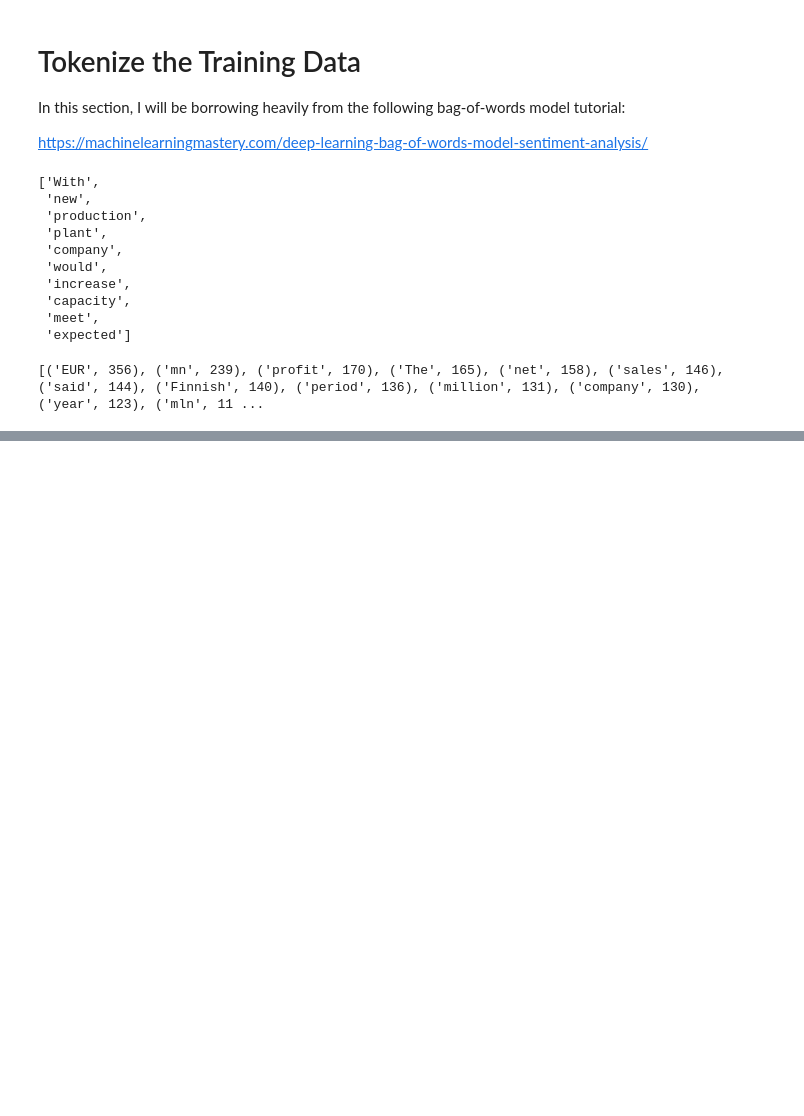
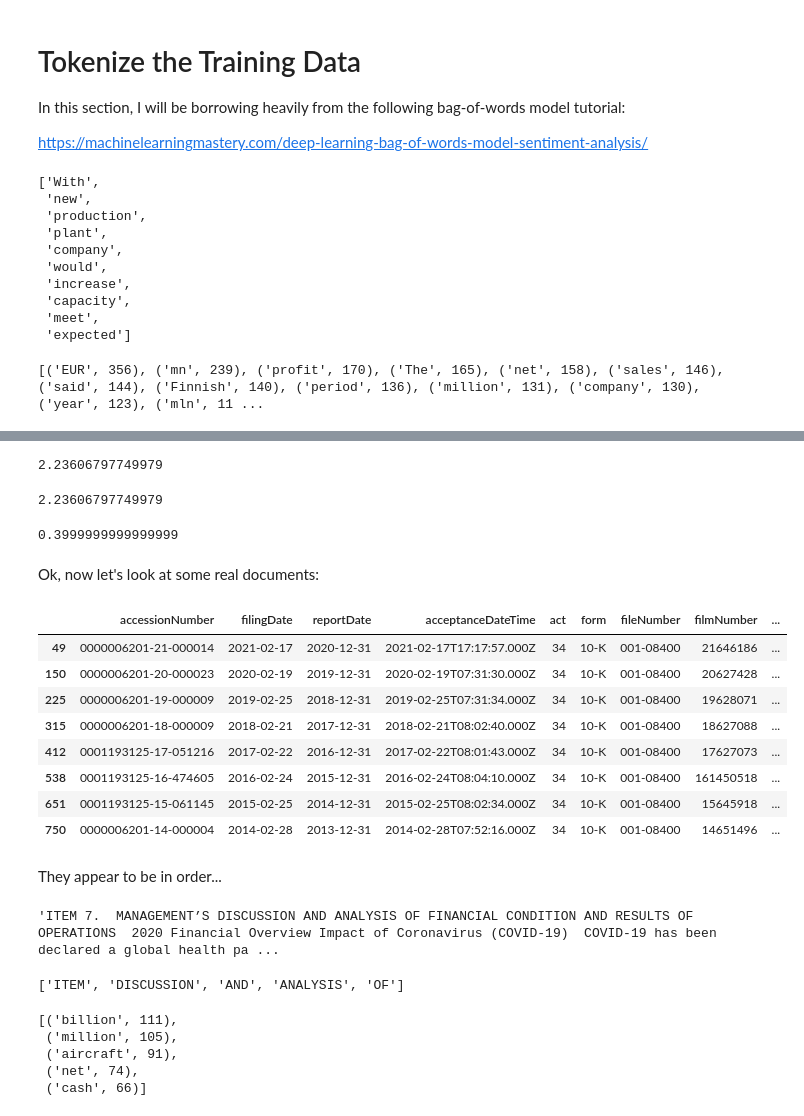
Before and after one commit to lkrenn/SP500_NLP_Project, a Jupyter notebook: Step2-Signal/1-BoW_Baseline.ipynb, the cells around one changed output, grey strips where cells are left out. Saved outputs shown, nothing was run; the diff lists cells and outputs as text; code cells hidden in the pictures; blank space fills up the shorter version.

```diff
--- a/Step2-Signal/1-BoW_Baseline.ipynb
+++ b/Step2-Signal/1-BoW_Baseline.ipynb
@@ -126,0 +304,36 @@ print(vocab.most_common(50))
+# %%
+e1 = euclidean(keep_track['freqs1'].values)
+e1
+# %% [output]
+2.23606797749979
+# %%
+e2 = euclidean(keep_track['freqs2'].values)
+e2
+# %% [output]
+2.23606797749979
+# %%
+numerator / (e1*e2)
+# %% [output]
+0.3999999999999999
+# %% [markdown]
+Ok, now let's look at some real documents:
+# %%
+parsed['0000006201']
+# %% [output]
+|  | accessionNumber | filingDate | reportDate | acceptanceDateTime | act | form | fileNumber | filmNumber | ... |
+| 49 | 0000006201-21-000014 | 2021-02-17 | 2020-12-31 | 2021-02-17T17:17:57.000Z | 34 | 10-K | 001-08400 | 21646186 | ... |
+| 150 | 0000006201-20-000023 | 2020-02-19 | 2019-12-31 | 2020-02-19T07:31:30.000Z | 34 | 10-K | 001-08400 | 20627428 | ... |
+| 225 | 0000006201-19-000009 | 2019-02-25 | 2018-12-31 | 2019-02-25T07:31:34.000Z | 34 | 10-K | 001-08400 | 19628071 | ... |
+| 315 | 0000006201-18-000009 | 2018-02-21 | 2017-12-31 | 2018-02-21T08:02:40.000Z | 34 | 10-K | 001-08400 | 18627088 | ... |
+| 412 | 0001193125-17-051216 | 2017-02-22 | 2016-12-31 | 2017-02-22T08:01:43.000Z | 34 | 10-K | 001-08400 | 17627073 | ... |
+| 538 | 0001193125-16-474605 | 2016-02-24 | 2015-12-31 | 2016-02-24T08:04:10.000Z | 34 | 10-K | 001-08400 | 161450518 | ... |
+| 651 | 0001193125-15-061145 | 2015-02-25 | 2014-12-31 | 2015-02-25T08:02:34.000Z | 34 | 10-K | 001-08400 | 15645918 | ... |
+| 750 | 0000006201-14-000004 | 2014-02-28 | 2013-12-31 | 2014-02-28T07:52:16.000Z | 34 | 10-K | 001-08400 | 14651496 | ... |
+# %% [markdown]
+They appear to be in order...
+# %%
+# 2021
+sample1 = parsed['0000006201']['Item7'].values[0]
+sample1[:200]
+# %% [output]
+'ITEM 7.  MANAGEMENT’S DISCUSSION AND ANALYSIS OF FINANCIAL CONDITION AND RESULTS OF OPERATIONS  2020 Financial Overview Impact of Coronavirus (COVID-19)  COVID-19 has been declared a global health pa ...
@@ -126,0 +352,14 @@ print(vocab.most_common(50))
+# %%
+tokens[:5]
+# %% [output]
+['ITEM', 'DISCUSSION', 'AND', 'ANALYSIS', 'OF']
+# %%
+freqs1 = Counter()
+freqs1.update(tokens)
+freqs1.most_common(5)
+# %% [output]
+[('billion', 111),
+ ('million', 105),
+ ('aircraft', 91),
+ ('net', 74),
+ ('cash', 66)]
```
Also changed, not shown: parts of 66 cells of this notebook.
